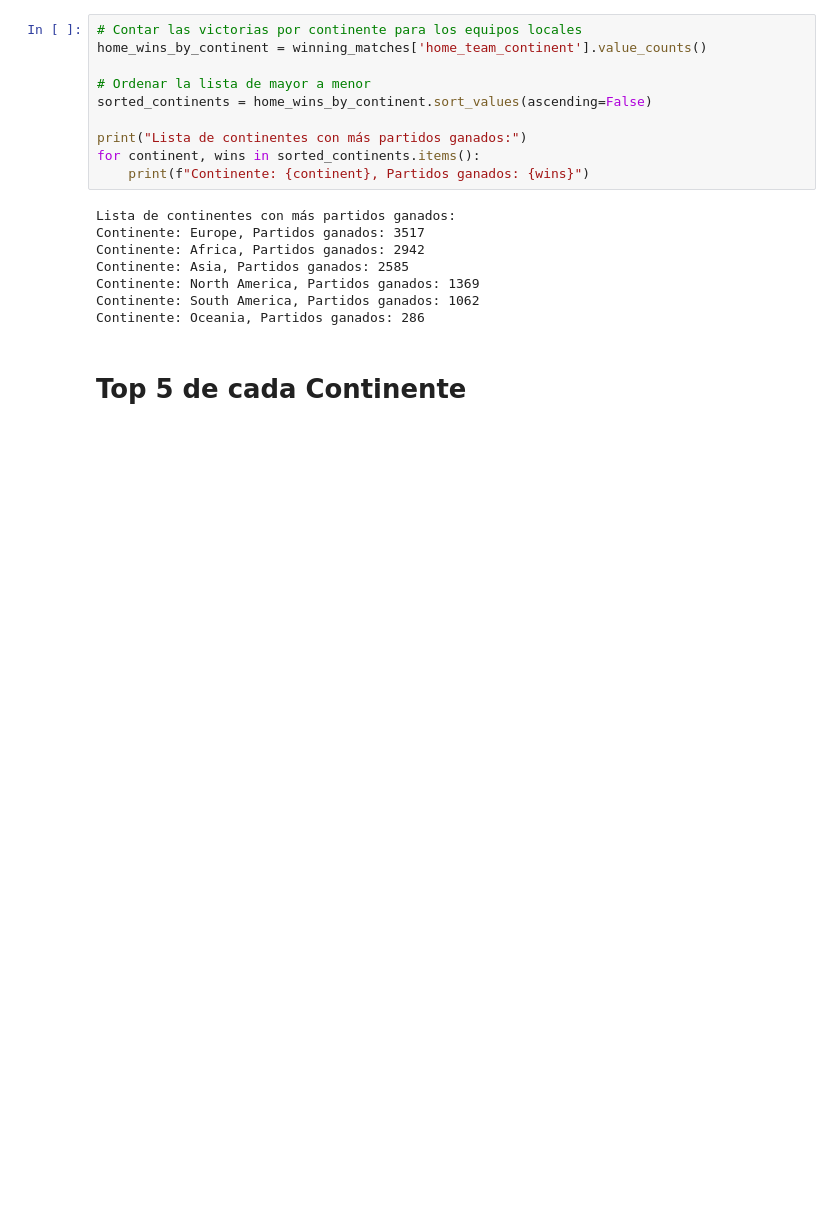
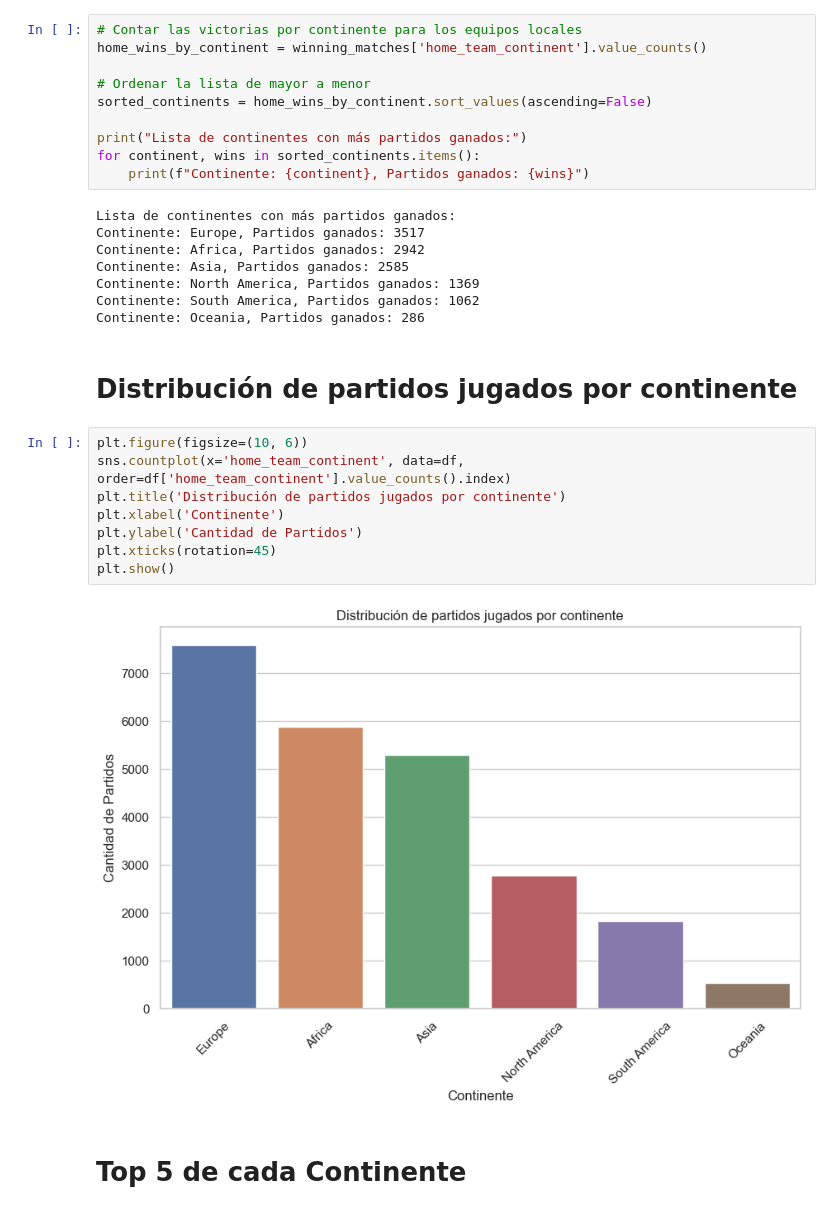
Before and after one commit to javierdamiani/fifa_games, a Jupyter notebook: Fifa.ipynb, the cells around one changed output. Cells and saved outputs as stored; diff of their text form; blank space fills up the shorter version.

```diff
--- a/Fifa.ipynb
+++ b/Fifa.ipynb
@@ -103,6 +188,18 @@ Continente: Asia, Partidos ganados: 2585
 Continente: North America, Partidos ganados: 1369
 Continente: South America, Partidos ganados: 1062
 Continente: Oceania, Partidos ganados: 286
+# %% [markdown]
+# Distribución de partidos jugados por continente
+# %%
+plt.figure(figsize=(10, 6))
+sns.countplot(x='home_team_continent', data=df, order=df['home_team_continent'].value_counts().index)
+plt.title('Distribución de partidos jugados por continente')
+plt.xlabel('Continente')
+plt.ylabel('Cantidad de Partidos')
+plt.xticks(rotation=45)
+plt.show()
+# %% [output]
+[figure, added]
 # %% [markdown]
 # Top 5 de cada Continente
 # %%
```
Also changed, not shown: parts of 19 cells of this notebook.
